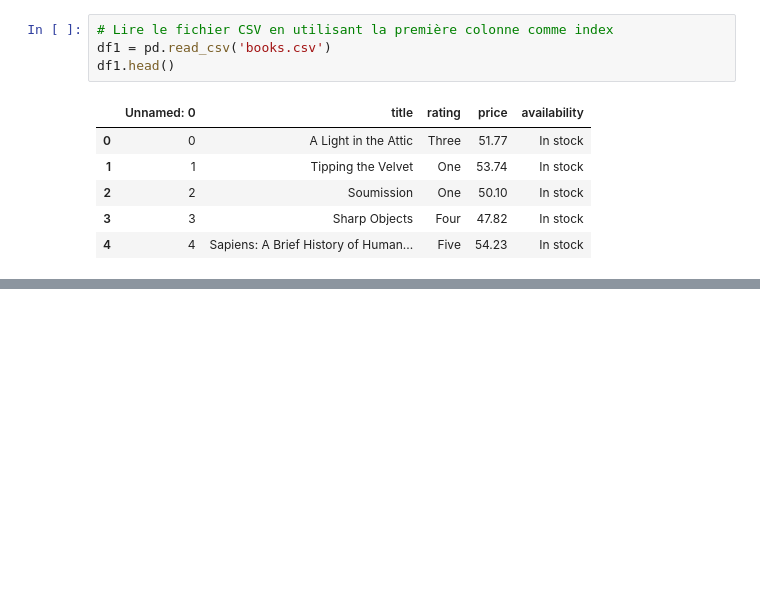
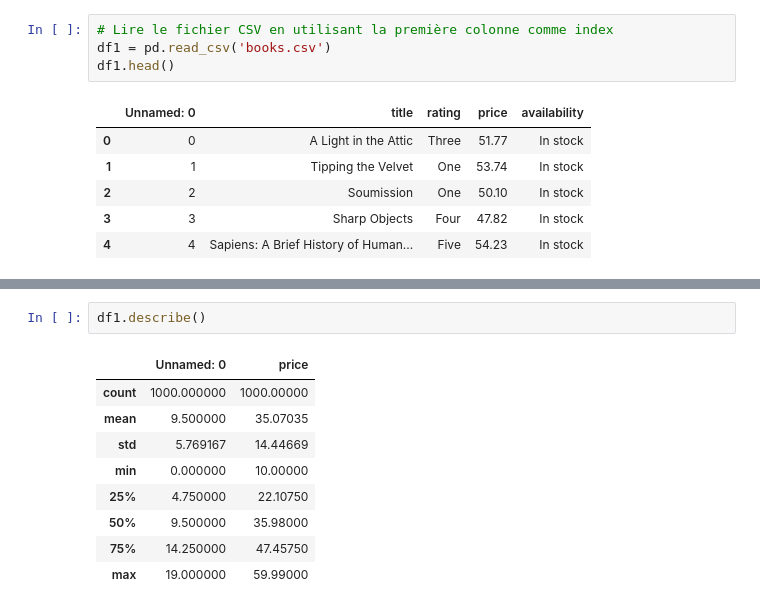
Before and after one commit to raymondgadji/DatAnalyst, a Jupyter notebook: Cours/Semaine6/Brief_Livres_elts_correction_partie1.ipynb, the cells around one changed output, grey strips where cells are left out. Cells and saved outputs as stored; diff of their text form; blank space fills up the shorter version.

```diff
--- a/Cours/Semaine6/Brief_Livres_elts_correction_partie1.ipynb
+++ b/Cours/Semaine6/Brief_Livres_elts_correction_partie1.ipynb
@@ -590,0 +604,12 @@ df1.head(200)
+# %%
+df1.describe()
+# %% [output]
+|  | Unnamed: 0 | price |
+| count | 1000.000000 | 1000.00000 |
+| mean | 9.500000 | 35.07035 |
+| std | 5.769167 | 14.44669 |
+| min | 0.000000 | 10.00000 |
+| 25% | 4.750000 | 22.10750 |
+| 50% | 9.500000 | 35.98000 |
+| 75% | 14.250000 | 47.45750 |
+| max | 19.000000 | 59.99000 |
```
Also changed, not shown: parts of 11 cells of this notebook, 2 other files.
